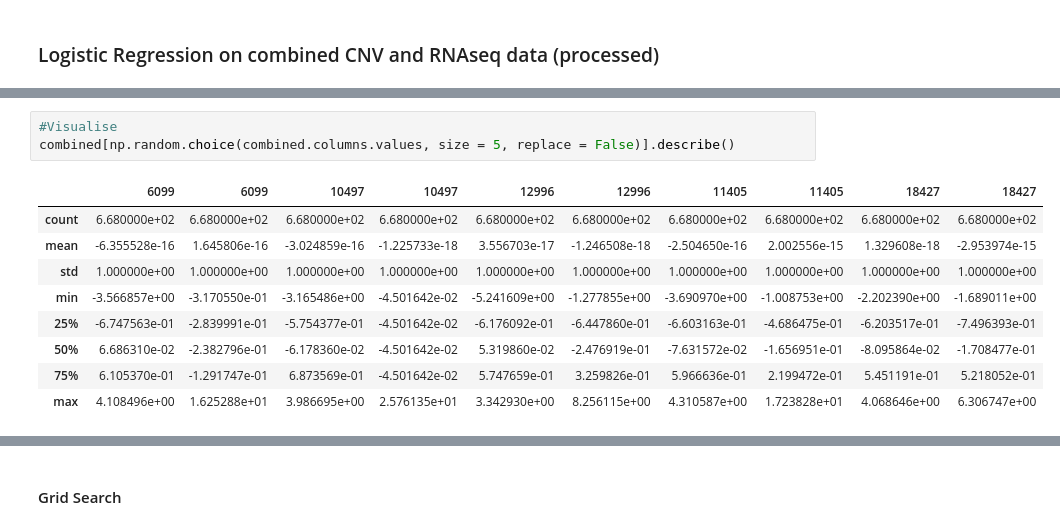
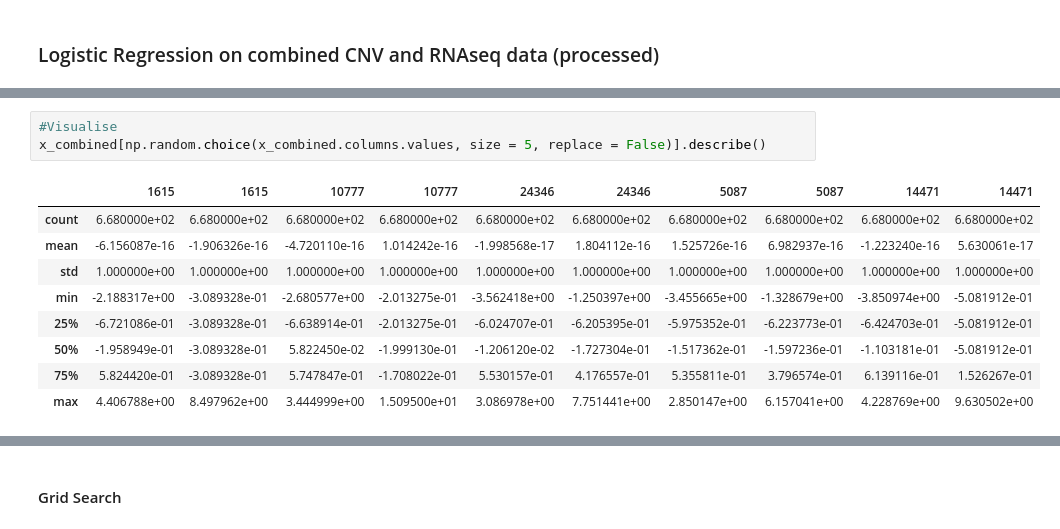
Before and after one commit to quanaibn/CancerDeepLearning, a Jupyter notebook: CancerDeepLearning/Logistic_Regression.ipynb, the cells around one changed output, grey strips where cells are left out. Drawn from its saved outputs; the diff is of its cells as text.

```diff
--- a/CancerDeepLearning/Logistic_Regression.ipynb
+++ b/CancerDeepLearning/Logistic_Regression.ipynb
@@ -187,16 +177,16 @@ combined.head()
 # %%
 #Visualise
-combined[np.random.choice(combined.columns.values, size = 5, replace = False)].describe()
+x_combined[np.random.choice(x_combined.columns.values, size = 5, replace = False)].describe()
 # %% [output]
-|  | 6099 | 6099 | 10497 | 10497 | 12996 | 12996 | 11405 | 11405 | 18427 | 18427 |
+|  | 1615 | 1615 | 10777 | 10777 | 24346 | 24346 | 5087 | 5087 | 14471 | 14471 |
 | count | 6.680000e+02 | 6.680000e+02 | 6.680000e+02 | 6.680000e+02 | 6.680000e+02 | 6.680000e+02 | 6.680000e+02 | 6.680000e+02 | 6.680000e+02 | 6.680000e+02 |
-| mean | -6.355528e-16 | 1.645806e-16 | -3.024859e-16 | -1.225733e-18 | 3.556703e-17 | -1.246508e-18 | -2.504650e-16 | 2.002556e-15 | 1.329608e-18 | -2.953974e-15 |
+| mean | -6.156087e-16 | -1.906326e-16 | -4.720110e-16 | 1.014242e-16 | -1.998568e-17 | 1.804112e-16 | 1.525726e-16 | 6.982937e-16 | -1.223240e-16 | 5.630061e-17 |
 | std | 1.000000e+00 | 1.000000e+00 | 1.000000e+00 | 1.000000e+00 | 1.000000e+00 | 1.000000e+00 | 1.000000e+00 | 1.000000e+00 | 1.000000e+00 | 1.000000e+00 |
-| min | -3.566857e+00 | -3.170550e-01 | -3.165486e+00 | -4.501642e-02 | -5.241609e+00 | -1.277855e+00 | -3.690970e+00 | -1.008753e+00 | -2.202390e+00 | -1.689011e+00 |
-| 25% | -6.747563e-01 | -2.839991e-01 | -5.754377e-01 | -4.501642e-02 | -6.176092e-01 | -6.447860e-01 | -6.603163e-01 | -4.686475e-01 | -6.203517e-01 | -7.496393e-01 |
-| 50% | 6.686310e-02 | -2.382796e-01 | -6.178360e-02 | -4.501642e-02 | 5.319860e-02 | -2.476919e-01 | -7.631572e-02 | -1.656951e-01 | -8.095864e-02 | -1.708477e-01 |
-| 75% | 6.105370e-01 | -1.291747e-01 | 6.873569e-01 | -4.501642e-02 | 5.747659e-01 | 3.259826e-01 | 5.966636e-01 | 2.199472e-01 | 5.451191e-01 | 5.218052e-01 |
-| max | 4.108496e+00 | 1.625288e+01 | 3.986695e+00 | 2.576135e+01 | 3.342930e+00 | 8.256115e+00 | 4.310587e+00 | 1.723828e+01 | 4.068646e+00 | 6.306747e+00 |
+| min | -2.188317e+00 | -3.089328e-01 | -2.680577e+00 | -2.013275e-01 | -3.562418e+00 | -1.250397e+00 | -3.455665e+00 | -1.328679e+00 | -3.850974e+00 | -5.081912e-01 |
+| 25% | -6.721086e-01 | -3.089328e-01 | -6.638914e-01 | -2.013275e-01 | -6.024707e-01 | -6.205395e-01 | -5.975352e-01 | -6.223773e-01 | -6.424703e-01 | -5.081912e-01 |
+| 50% | -1.958949e-01 | -3.089328e-01 | 5.822450e-02 | -1.999130e-01 | -1.206120e-02 | -1.727304e-01 | -1.517362e-01 | -1.597236e-01 | -1.103181e-01 | -5.081912e-01 |
+| 75% | 5.824420e-01 | -3.089328e-01 | 5.747847e-01 | -1.708022e-01 | 5.530157e-01 | 4.176557e-01 | 5.355811e-01 | 3.796574e-01 | 6.139116e-01 | 1.526267e-01 |
+| max | 4.406788e+00 | 8.497962e+00 | 3.444999e+00 | 1.509500e+01 | 3.086978e+00 | 7.751441e+00 | 2.850147e+00 | 6.157041e+00 | 4.228769e+00 | 9.630502e+00 |
 # %%
 #Split data into training and test sets
 x_combined_train, x_combined_test, y_combined_train, y_combined_test = train_test_split(
```
Also changed, not shown: parts of 24 cells of this notebook.
